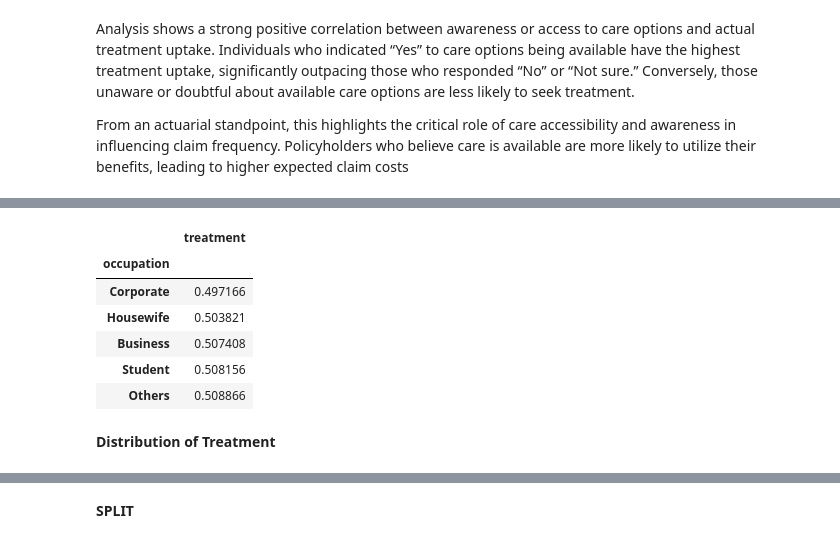
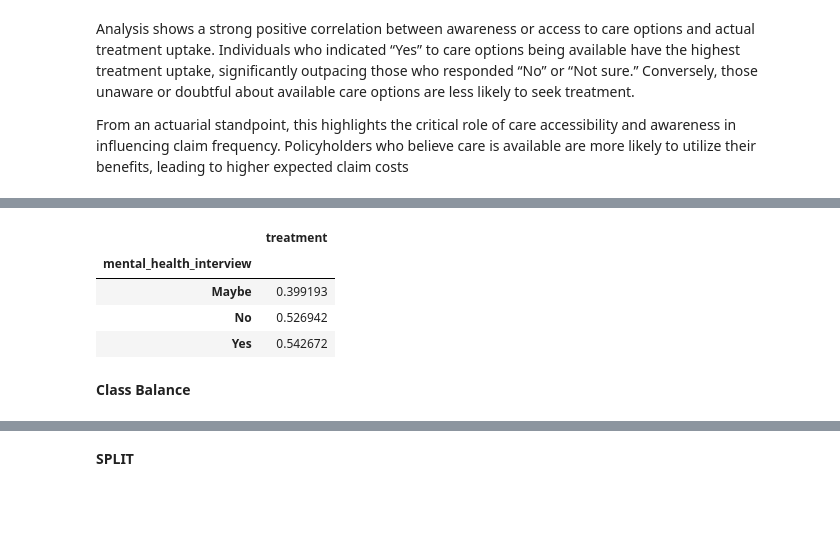
Before and after one commit to joseph-4640/mental-segmentation, a Jupyter notebook: mental.ipynb, the cells around one changed output, grey strips where cells are left out. Drawn from its saved outputs; the diff is of its cells as text; code cells hidden in the pictures; blank space fills up the shorter version.

```diff
--- a/mental.ipynb
+++ b/mental.ipynb
@@ -162,19 +165,17 @@ plt.show()
 # %%
 # Create pivot table
 occupation_pivot = pd.pivot_table(
-    df, index="occupation", values="treatment", aggfunc=np.mean
+    df, index="mental_health_interview", values="treatment", aggfunc=np.mean
 ).sort_values(by="treatment")
 occupation_pivot
 # %% [output]
 |  | treatment |
-| occupation |  |
-| Corporate | 0.497166 |
-| Housewife | 0.503821 |
-| Business | 0.507408 |
-| Student | 0.508156 |
-| Others | 0.508866 |
+| mental_health_interview |  |
+| Maybe | 0.399193 |
+| No | 0.526942 |
+| Yes | 0.542672 |
 # %% [markdown]
-**Distribution of Treatment**
+**Class Balance**
 # %%
 df["treatment"].value_counts(normalize=True).plot(kind="bar")
 plt.xlabel("Treatment")
```
Also changed, not shown: parts of 25 cells of this notebook.
